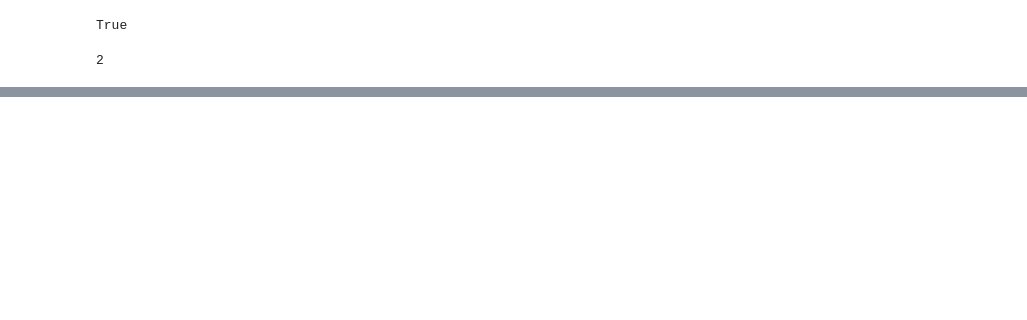
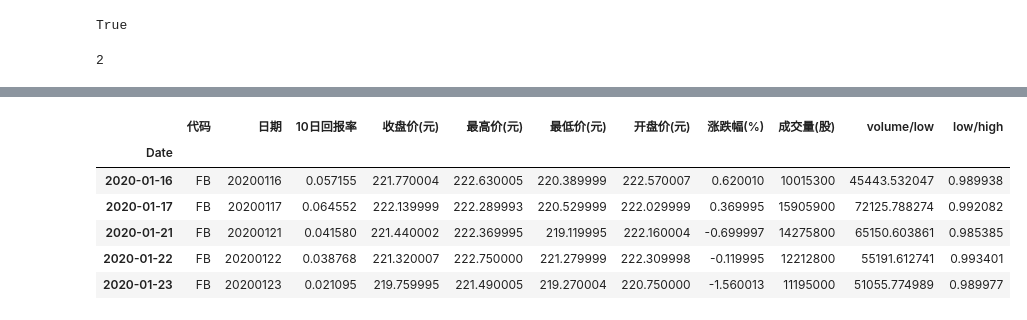
Before and after one commit to Nyarukotep/Kancolle-Server-Emulation, a Jupyter notebook: test.ipynb, the cells around one changed output, grey strips where cells are left out. Cells and saved outputs as stored; diff of their text form; code cells hidden in the pictures; blank space fills up the shorter version.

```diff
--- a/test.ipynb
+++ b/test.ipynb
@@ -216,3 +221,16 @@ True
 aa()
 # %% [output]
 2
+# %%
+import yfinance as yf
+from pandas_datareader import data as pdr
+import zipfile,os
+name = 'FB'
+yf.pdr_override()
+data = pdr.get_data_yahoo(name, start="2020-01-01", end="2021-08-30")
+data['代码']=name
+data['日期'] = data.index.strftime('%Y%m%d')
+data['10日回报率'] = (data.Close/data.Close.shift(10)) -1
+data['涨跌幅(%)'] = data.Close.diff()
+data.drop(data.head(10).index,inplace=True)
+data.head()
@@ -218,0 +246,2 @@ aa()
+# %%
+data.columns=['开盘价(元)','最高价(元)','最低价(元)','收盘价(元)','收盘价(元)-adj','成交量(股)','代码','日期','10日回报率','涨跌幅(%)']
@@ -218,0 +258,3 @@ aa()
+# %%
+order = ['代码','日期','10日回报率','收盘价(元)','最高价(元)','最低价(元)','开盘价(元)','涨跌幅(%)','成交量(股)']
+data = data[order]
@@ -218,0 +271,13 @@ aa()
+# %%
+data['volume/low'] = data['成交量(股)']/data['最低价(元)']
+data['low/high'] = data['最低价(元)']/data['最高价(元)']
+# %%
+data.head()
+# %% [output]
+|  | 代码 | 日期 | 10日回报率 | 收盘价(元) | 最高价(元) | 最低价(元) | 开盘价(元) | 涨跌幅(%) | 成交量(股) | volume/low | low/high |
+| Date |  |  |  |  |  |  |  |  |  |  |  |
+| 2020-01-16 | FB | 20200116 | 0.057155 | 221.770004 | 222.630005 | 220.389999 | 222.570007 | 0.620010 | 10015300 | 45443.532047 | 0.989938 |
+| 2020-01-17 | FB | 20200117 | 0.064552 | 222.139999 | 222.289993 | 220.529999 | 222.029999 | 0.369995 | 15905900 | 72125.788274 | 0.992082 |
+| 2020-01-21 | FB | 20200121 | 0.041580 | 221.440002 | 222.369995 | 219.119995 | 222.160004 | -0.699997 | 14275800 | 65150.603861 | 0.985385 |
+| 2020-01-22 | FB | 20200122 | 0.038768 | 221.320007 | 222.750000 | 221.279999 | 222.309998 | -0.119995 | 12212800 | 55191.612741 | 0.993401 |
+| 2020-01-23 | FB | 20200123 | 0.021095 | 219.759995 | 221.490005 | 219.270004 | 220.750000 | -1.560013 | 11195000 | 51055.774989 | 0.989977 |
```
Also changed, not shown: parts of 11 cells of this notebook, 4 other files.
